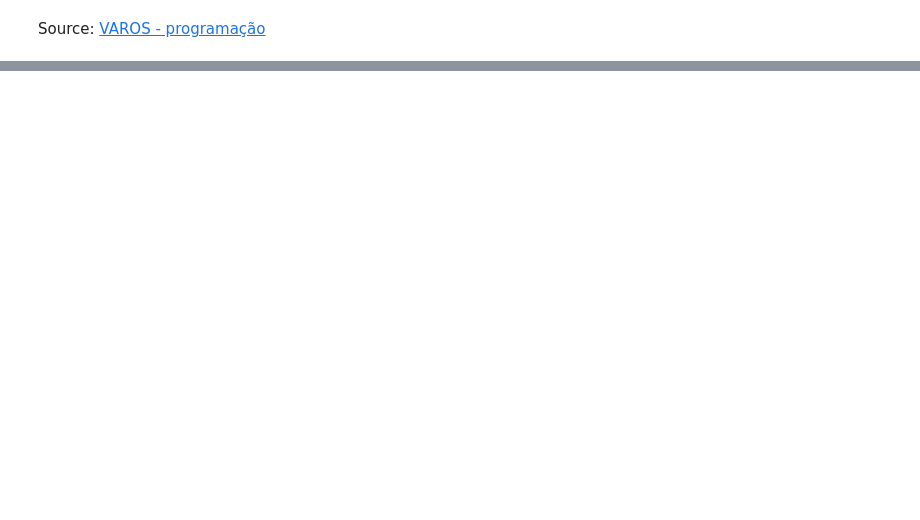
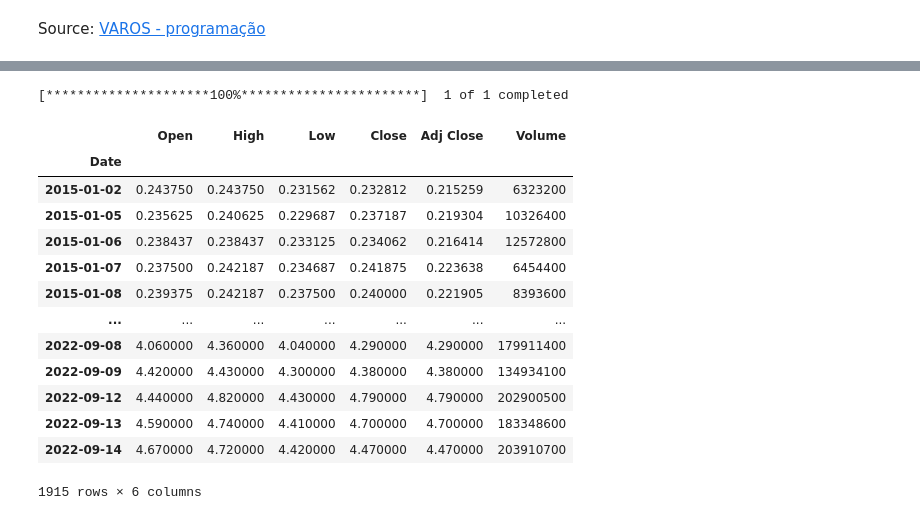
Before and after one commit to gapigo/Unip-Notebook, a Jupyter notebook: 7th Semester/Testing IA/Guia Completo - Como prever o preço das ações com Python e Machine Learning.ipynb, the cells around one changed output, grey strips where cells are left out. Cells and saved outputs as stored; diff of their text form; code cells hidden in the pictures; blank space fills up the shorter version.

```diff
--- a/7th Semester/Testing IA/Guia Completo - Como prever o preço das ações com Python e Machine Learning.ipynb
+++ b/7th Semester/Testing IA/Guia Completo - Como prever o preço das ações com Python e Machine Learning.ipynb
@@ -16,0 +71,25 @@ AlreadyExistsError: Another metric with the same name already exists.
+# %%
+acao = 'MGLU3.SA'
+
+inicio = '2014-12-31'
+final = '2022-09-15'
+
+dados_acao = pdr.get_data_yahoo(acao, inicio, final)
+
+dados_acao
+# %% [output]
+[*********************100%***********************]  1 of 1 completed
+|  | Open | High | Low | Close | Adj Close | Volume |
+| Date |  |  |  |  |  |  |
+| 2015-01-02 | 0.243750 | 0.243750 | 0.231562 | 0.232812 | 0.215259 | 6323200 |
+| 2015-01-05 | 0.235625 | 0.240625 | 0.229687 | 0.237187 | 0.219304 | 10326400 |
+| 2015-01-06 | 0.238437 | 0.238437 | 0.233125 | 0.234062 | 0.216414 | 12572800 |
+| 2015-01-07 | 0.237500 | 0.242187 | 0.234687 | 0.241875 | 0.223638 | 6454400 |
+| 2015-01-08 | 0.239375 | 0.242187 | 0.237500 | 0.240000 | 0.221905 | 8393600 |
+| ... | ... | ... | ... | ... | ... | ... |
+| 2022-09-08 | 4.060000 | 4.360000 | 4.040000 | 4.290000 | 4.290000 | 179911400 |
+| 2022-09-09 | 4.420000 | 4.430000 | 4.300000 | 4.380000 | 4.380000 | 134934100 |
+| 2022-09-12 | 4.440000 | 4.820000 | 4.430000 | 4.790000 | 4.790000 | 202900500 |
+| 2022-09-13 | 4.590000 | 4.740000 | 4.410000 | 4.700000 | 4.700000 | 183348600 |
+| 2022-09-14 | 4.670000 | 4.720000 | 4.420000 | 4.470000 | 4.470000 | 203910700 |
+1915 rows × 6 columns
```
Also changed, not shown: parts of 23 cells of this notebook, 3 other files.
